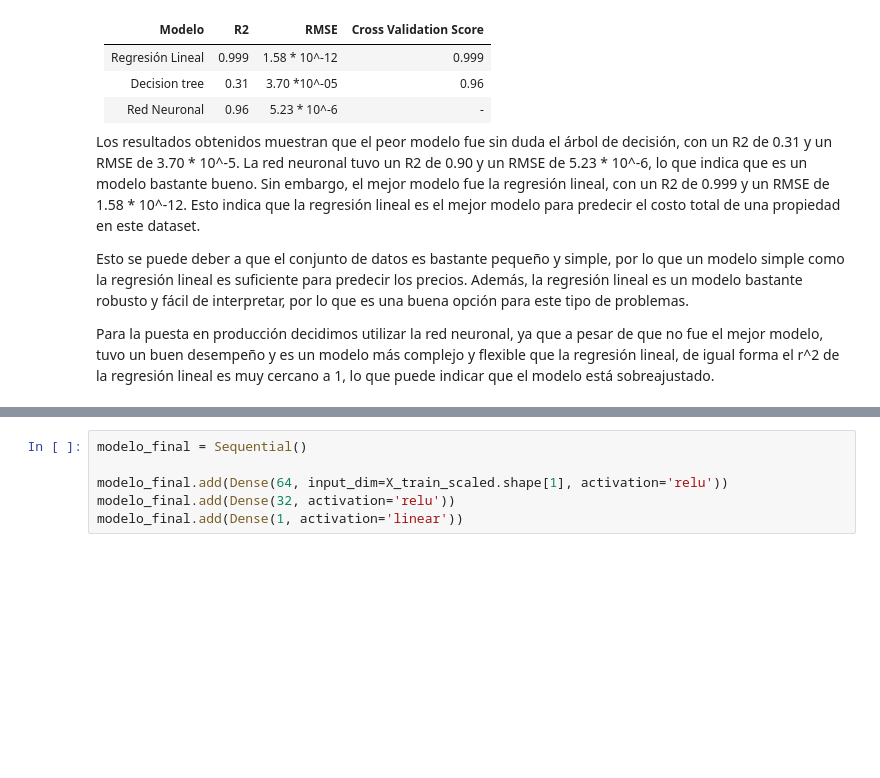
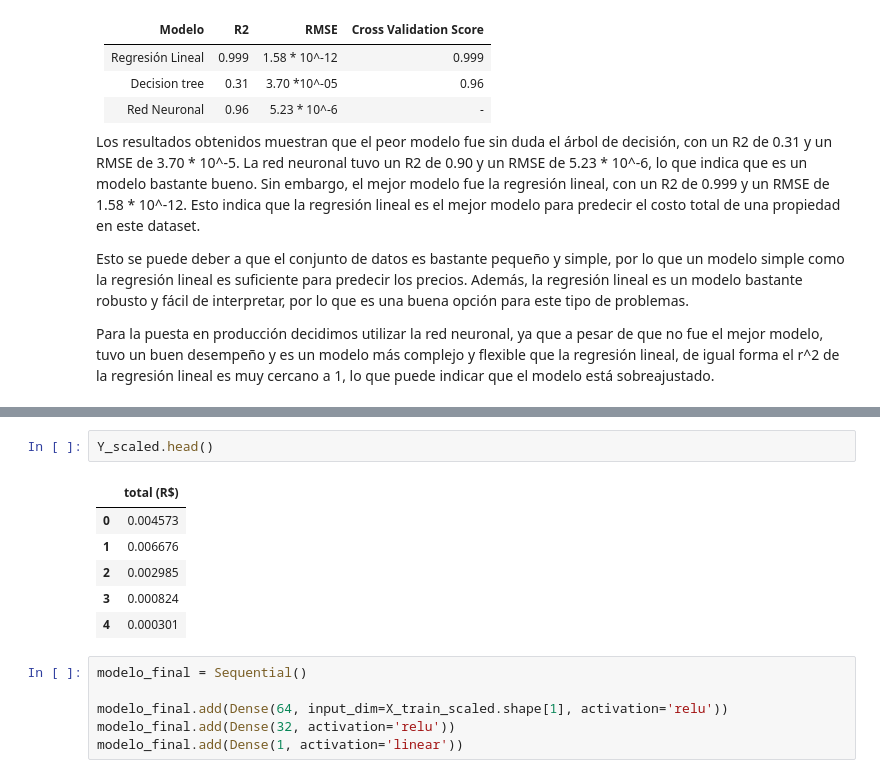
Before and after one commit to markalbrand56/DS-Laboratorio-8, a Jupyter notebook: modelo.ipynb, the cells around one changed output, grey strips where cells are left out. Saved outputs shown, nothing was run; the diff lists cells and outputs as text; blank space fills up the shorter version.

```diff
--- a/modelo.ipynb
+++ b/modelo.ipynb
@@ -364,3 +398,12 @@ Para la puesta en producción decidimos utilizar la red neuronal, ya que a pesar
+# %%
+Y_scaled.head()
+# %% [output]
+|  | total (R$) |
+| 0 | 0.004573 |
+| 1 | 0.006676 |
+| 2 | 0.002985 |
+| 3 | 0.000824 |
+| 4 | 0.000301 |
 # %%
 modelo_final = Sequential()
 
```
Also changed, not shown: parts of 11 cells of this notebook, 8 other files.
